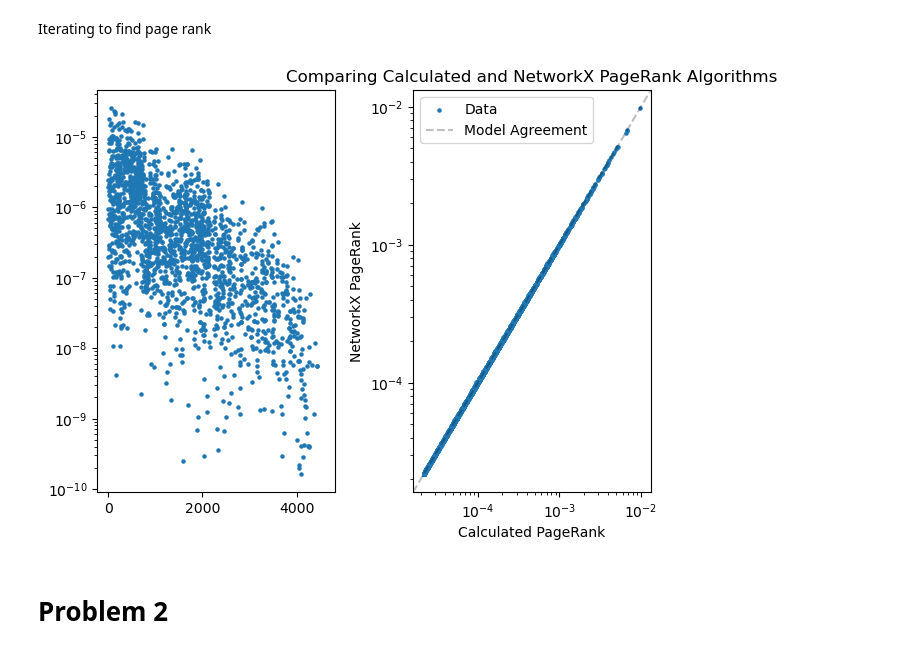
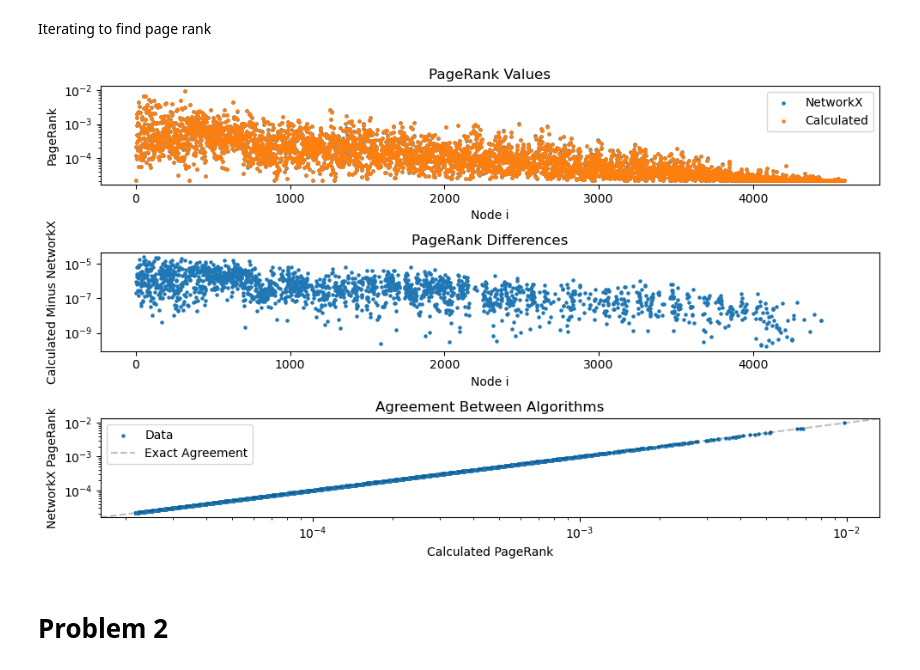
Before and after one commit to QuiteFiber93/eel6878, a Jupyter notebook: midterm/midterm.ipynb, the cells around one changed output. Cells and saved outputs as stored; diff of their text form; code cells hidden in the pictures.

```diff
--- a/midterm/midterm.ipynb
+++ b/midterm/midterm.ipynb
@@ -87,24 +87,34 @@ for n in range(max_iter):
 calculated_pagerank = dict(zip(node_list, pi))
 nx_pagerank = nx.pagerank(G, 1 - alpha)
 # %%
-fig, [ax1, ax2] = plt.subplots(1, 2)
-ax1.scatter([n for n in range(len(G.nodes()))], np.array(list(calculated_pagerank.values())) - np.array(list(nx_pagerank.values())), s = 5, label = 'Calculated')
-# ax1.scatter([n for n in range(len(G.nodes()))], np.array(list(nx_pagerank.values())), s = 5, label = 'NetworkX')
-# ax1.set_xscale('log')
+fig, [ax1, ax2, ax3] = plt.subplots(3, 1, figsize = (10,6))
+ax1.scatter([n for n in range(len(G.nodes()))], np.array(list(nx_pagerank.values())), s = 5, label = 'NetworkX')
+ax1.scatter([n for n in range(len(G.nodes()))], np.array(list(calculated_pagerank.values())), s = 5, label = 'Calculated')
+
+ax1.set_title('PageRank Values')
 ax1.set_yscale('log')
+ax1.set_xlabel('Node i')
+ax1.set_ylabel('PageRank')
+ax1.legend()
 
-ax2.scatter(calculated_pagerank.values(), nx_pagerank.values(), s = 5, label = 'Data')
-ax2.axline((0,0), slope = 1, color = 'black', linestyle = '--', alpha = 0.25, label = 'Model Agreement')
-ax2.set_xlabel('Calculated PageRank')
-ax2.set_ylabel('NetworkX PageRank')
-ax2.set_xscale('log')
+ax2.scatter([n for n in range(len(G.nodes()))], np.array(list(calculated_pagerank.values())) - np.array(list(nx_pagerank.values())), s = 5, label = 'Calculated')
+ax2.set_ylabel('Calculated Minus NetworkX')
+ax2.set_xlabel('Node i')
+ax2.set_title('PageRank Differences')
 ax2.set_yscale('log')
-ax2.legend()
+
+ax3.scatter(calculated_pagerank.values(), nx_pagerank.values(), s = 5, label = 'Data')
+ax3.axline((0,0), slope = 1, color = 'black', linestyle = '--', alpha = 0.25, label = 'Exact Agreement')
+ax3.set_xlabel('Calculated PageRank')
+ax3.set_ylabel('NetworkX PageRank')
+ax3.set_xscale('log')
+ax3.set_yscale('log')
+ax3.set_title('Agreement Between Algorithms')
+ax3.legend()
 plt.tight_layout()
-plt.title('Comparing Calculated and NetworkX PageRank Algorithms')
 plt.show()
 # %% [output]
-[figure, old version]
+[figure, new version]
 # %% [markdown]
 # Problem 2
 # %% [markdown]
```
Also changed, not shown: parts of 5 cells of this notebook.
